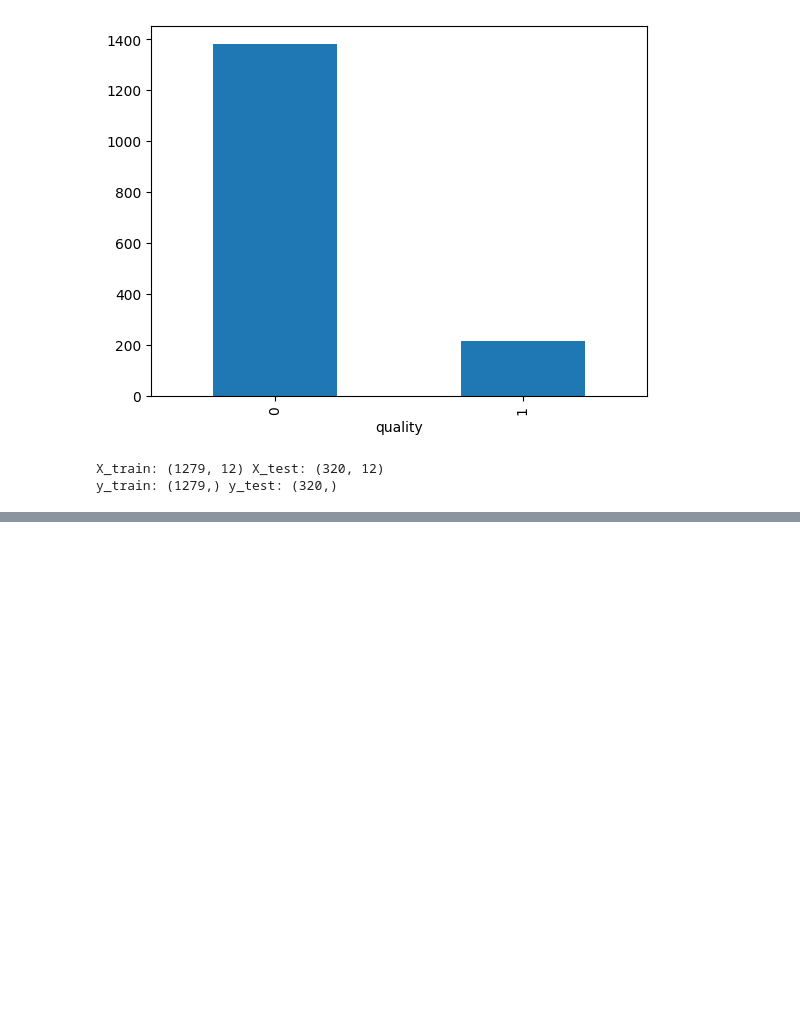
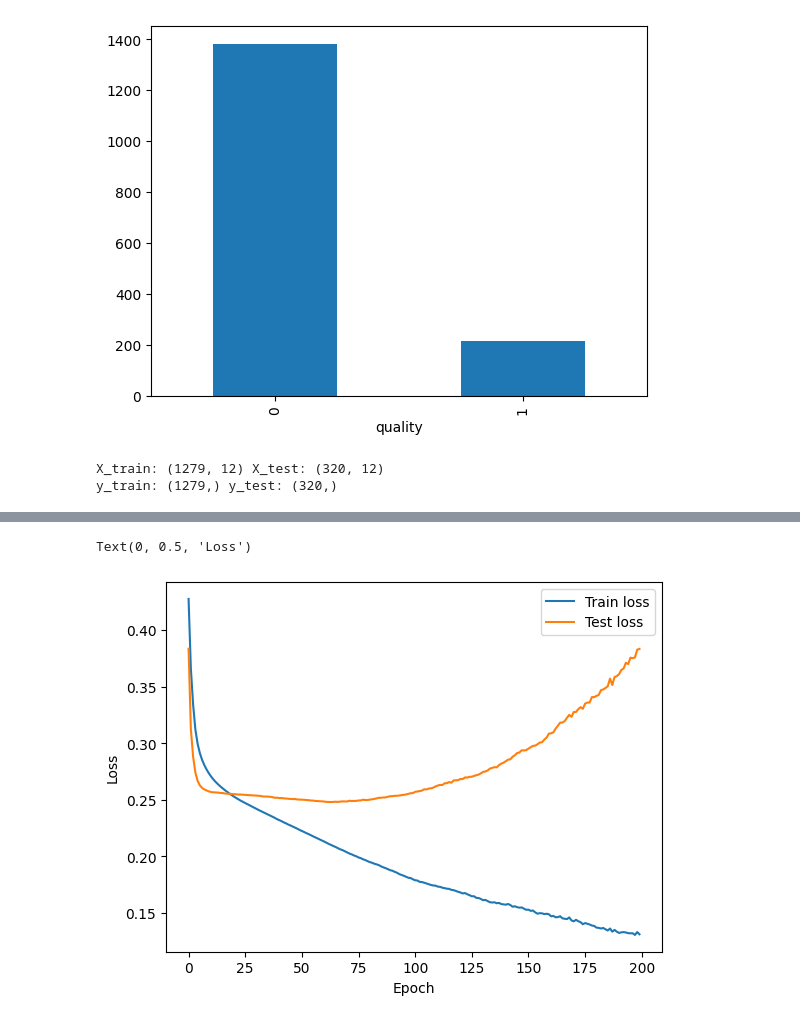
Before and after one commit to rockfiller/Prediction-of-quality-of-Wine, a Jupyter notebook: Prediction_of_quality_of_Wine.ipynb, the cells around one changed output, grey strips where cells are left out. Saved outputs shown, nothing was run; the diff lists cells and outputs as text; code cells hidden in the pictures; blank space fills up the shorter version.

```diff
--- a/Prediction_of_quality_of_Wine.ipynb
+++ b/Prediction_of_quality_of_Wine.ipynb
@@ -192,5 +189,5 @@ accuracy average: 0.9085232843137255 scores: [0.890625   0.921875   0.8984375  0
 # %%
-def model_train_test(model, X_train, y_train, X_test, y_test):
+def model_train_predict(model, X_train, y_train, X_test, y_test):
     model.fit(X_train, y_train)
     y_pred = model.predict(X_test)
     print(classification_report(y_test, y_pred))
@@ -204,7 +201,7 @@ models = {
 
 for model_name, model in models.items():
     print(f'[ {model_name} ]')
-    model_train_test(model, X_train, y_train, X_test, y_test)
+    model_train_predict(model, X_train, y_train, X_test, y_test)
 # %% [output]
 [ Decision Tree ]
               precision    recall  f1-score   support
@@ -227,11 +224,11 @@ weighted avg       0.86      0.88      0.85       320
 param_grids = {
     'Decision Tree': {
         'min_samples_split': [2, 5, 10],
-        'max_depth': [None, 10, 20, 30]
+        'max_depth': [None, 5, 10, 15]
     },
     'Random Forest': {
         'n_estimators': [10, 50, 100, 200],
-        'max_depth': [None, 10, 20, 30]
+        'max_depth': [None, 5, 10, 15]
     },
     'KNN': {
         'n_neighbors': [3, 5, 7, 9],
@@ -270,0 +337,9 @@ weighted avg       0.88      0.89      0.89       320
+# %%
+plt.plot(train_losses)
+plt.plot(test_losses)
+plt.legend(("Train loss", "Test loss"))
+plt.xlabel("Epoch")
+plt.ylabel("Loss")
+# %% [output]
+Text(0, 0.5, 'Loss')
+[figure, added]
```
Also changed, not shown: parts of 8 cells of this notebook.
